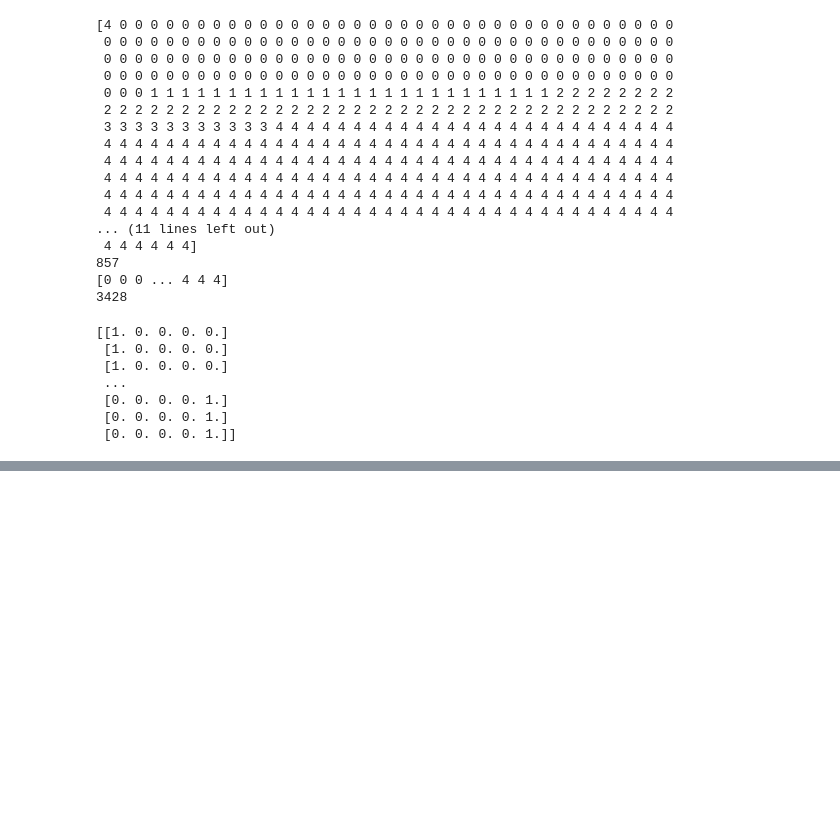
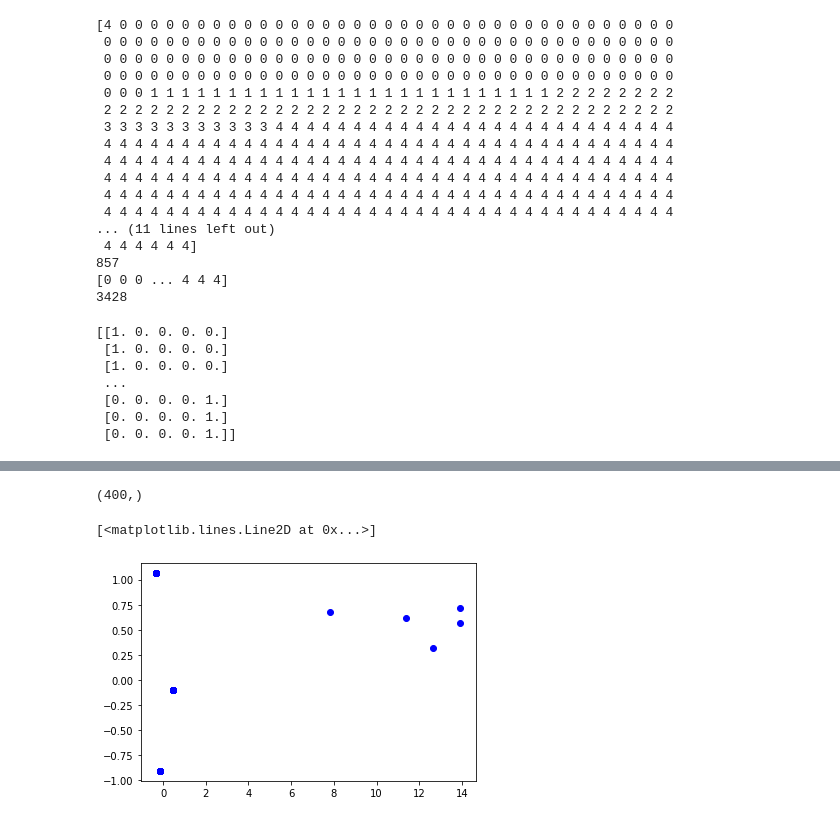
Before and after one commit to ShawnKS/Transportation-Mode-Identification-with-UnsupervisedLearning, a Jupyter notebook: AE_feature_engineering/Untitled.ipynb, the cells around one changed output, grey strips where cells are left out. Drawn from its saved outputs; the diff is of its cells as text; code cells hidden in the pictures; blank space fills up the shorter version.

```diff
--- a/AE_feature_engineering/Untitled.ipynb
+++ b/AE_feature_engineering/Untitled.ipynb
@@ -80,0 +132,9 @@ with open('/home/sxz/data/geolife_Data/e_Cross1.pickle', 'wb') as f:
+# %%
+np.shape(label_)
+# %% [output]
+(400,)
+# %%
+plt.plot(unlabel_pca[:,0],unlabel_pca[:,1],'o',color='blue')
+# %% [output]
+[<matplotlib.lines.Line2D at 0x...>]
+[figure, added]
```
Also changed, not shown: parts of 12 cells of this notebook, 4 other files.
